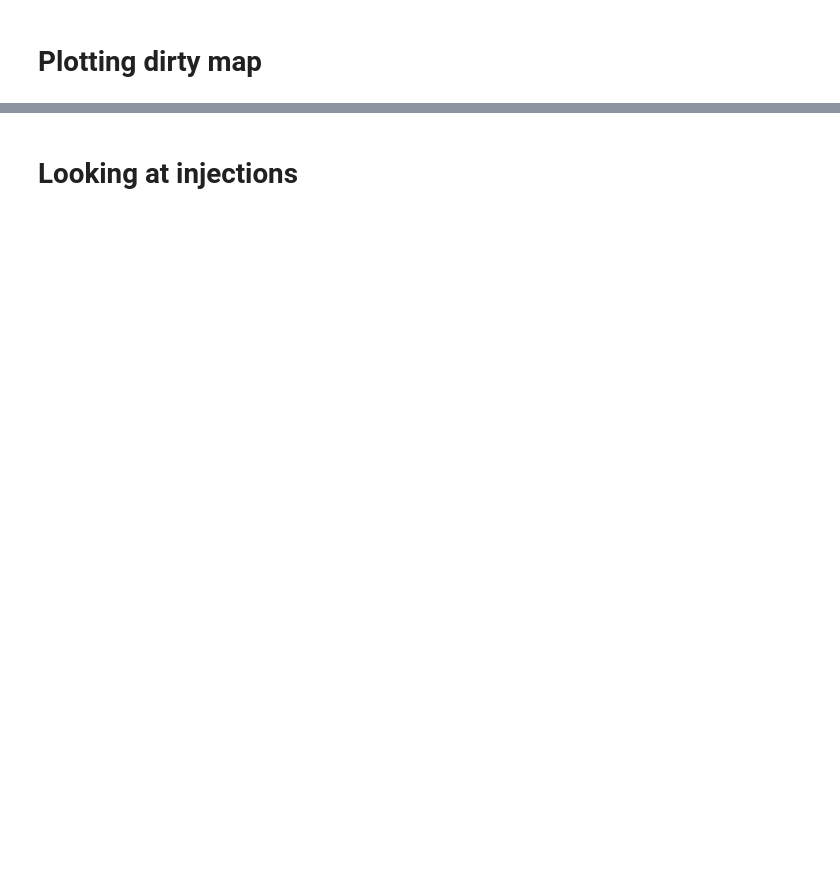
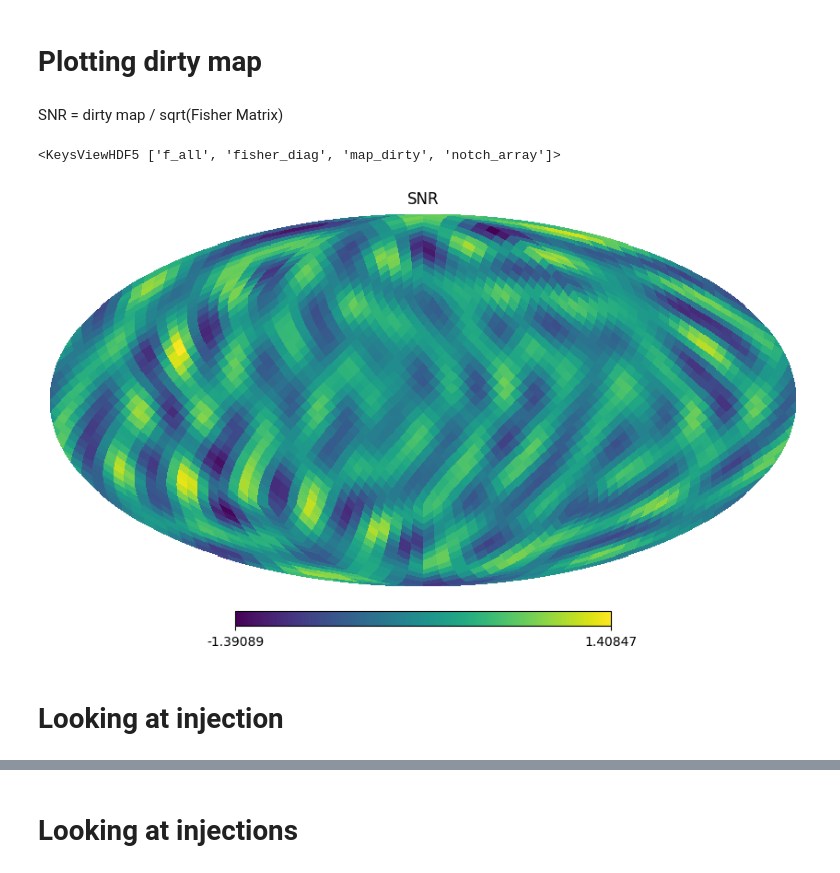
Before and after one commit to Yogita-Kumari/Pystoch-tutorial, a Jupyter notebook: Pystoch_tut.ipynb, the cells around one changed output, grey strips where cells are left out. Drawn from its saved outputs; the diff is of its cells as text; code cells hidden in the pictures; blank space fills up the shorter version.

```diff
--- a/Pystoch_tut.ipynb
+++ b/Pystoch_tut.ipynb
@@ -65,3 +70,22 @@ CSD and PSD for 33 frequecny bins for range 200.0 Hz to 201.0 Hz loaded.
 Complete.
 # %% [markdown]
 # Plotting dirty map
+# %% [markdown]
+SNR = dirty map / sqrt(Fisher Matrix)
+# %%
+dirty_map_file=h5py.File('/content/drive/MyDrive/Pystoch_Tut/output/Map_dirty_O2_HL_16_preproc.hdf5')
+print(dirty_map_file.keys())
+f_all=dirty_map_file['f_all'][:]
+fisher_diag=dirty_map_file['fisher_diag'][:]
+map_dirty=dirty_map_file['map_dirty'][:]
+dirty_map_file.close()
+# %% [output]
+<KeysViewHDF5 ['f_all', 'fisher_diag', 'map_dirty', 'notch_array']>
+# %%
+snr=map_dirty/np.sqrt(fisher_diag)
+# %%
+hp.mollview(snr[10], title='SNR')
+# %% [output]
+[figure, added]
+# %% [markdown]
+# Looking at injection
```
Also changed, not shown: parts of 16 cells of this notebook.
